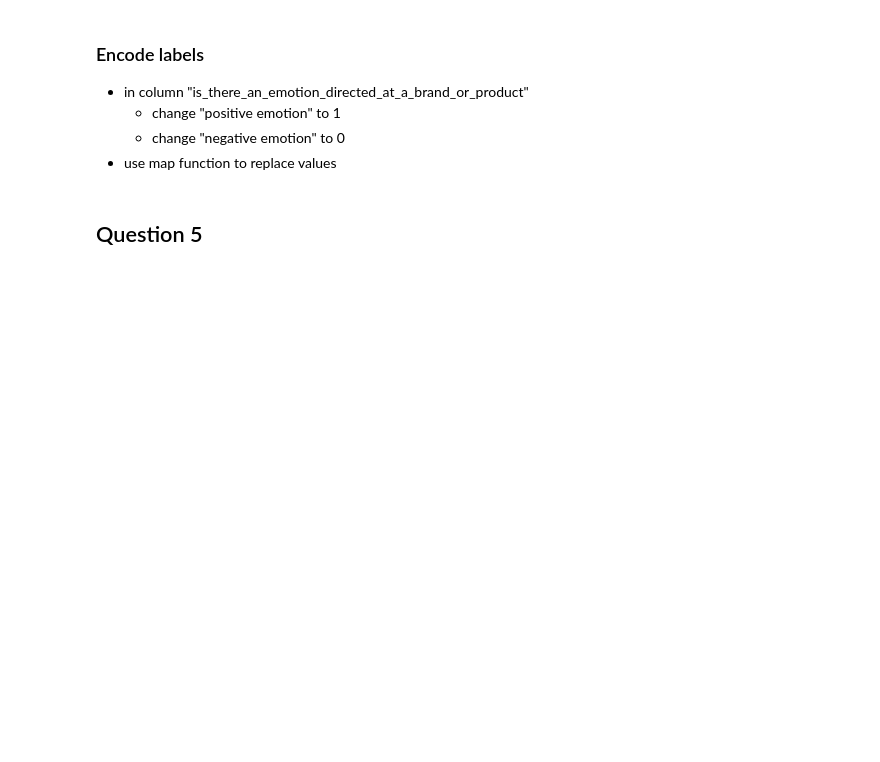
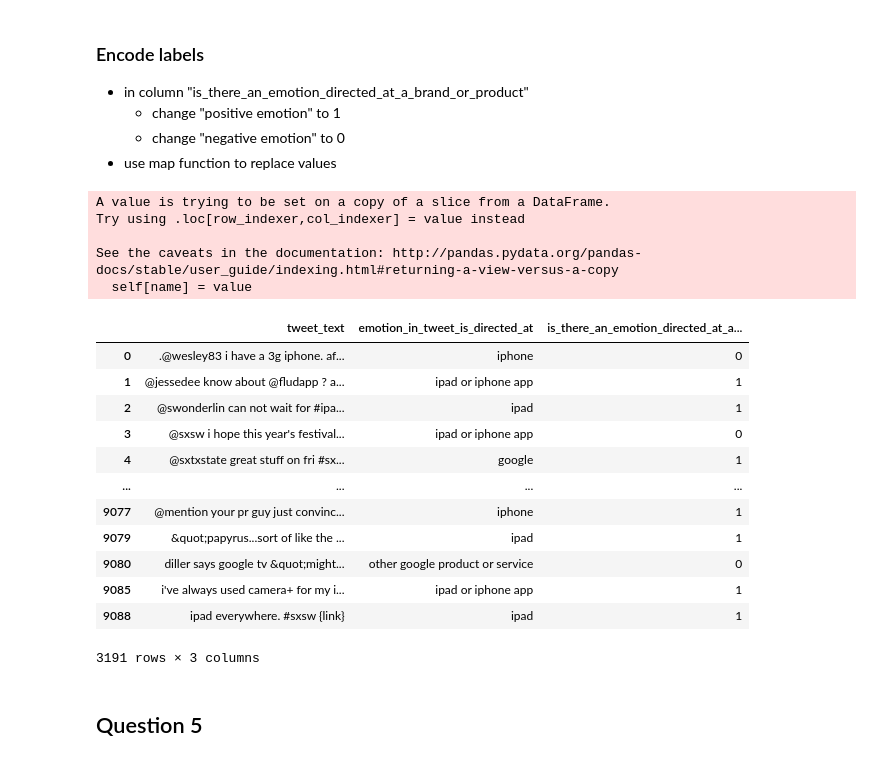
Before and after one commit to GreatLearningAIML1/delhi-may19-batch-subho029, a Jupyter notebook: R8_Lab_Questions_Delhi.ipynb, the cells around one changed output. Saved outputs shown, nothing was run; the diff lists cells and outputs as text; code cells hidden in the pictures; blank space fills up the shorter version.

```diff
--- a/R8_Lab_Questions_Delhi.ipynb
+++ b/R8_Lab_Questions_Delhi.ipynb
@@ -709,3 +727,5 @@ print dataframe
 - in column "is_there_an_emotion_directed_at_a_brand_or_product"
     - select only those rows where value equal to "positive emotion" or "negative emotion"
 - find the value counts of "positive emotion" and "negative emotion"
+# %%
+data=data.loc[data['is_there_an_emotion_directed_at_a_brand_or_product'].isin(['negative emotion', 'positive emotion'])]
@@ -717,6 +743,32 @@ print dataframe
     - change "positive emotion" to 1
     - change "negative emotion" to 0
 - use map function to replace values
+# %%
+new_values = {'positive emotion': 1, 'negative emotion': 0}
+# %%
+data.is_there_an_emotion_directed_at_a_brand_or_product = data.is_there_an_emotion_directed_at_a_brand_or_product.map(new_values)
+# %% [output]
+A value is trying to be set on a copy of a slice from a DataFrame.
+Try using .loc[row_indexer,col_indexer] = value instead
+
+See the caveats in the documentation: http://pandas.pydata.org/pandas-docs/stable/user_guide/indexing.html#returning-a-view-versus-a-copy
+  self[name] = value
+# %%
+data
+# %% [output]
+|  | tweet_text | emotion_in_tweet_is_directed_at | is_there_an_emotion_directed_at_a... |
+| 0 | .@wesley83 i have a 3g iphone. af... | iphone | 0 |
+| 1 | @jessedee know about @fludapp ? a... | ipad or iphone app | 1 |
+| 2 | @swonderlin can not wait for #ipa... | ipad | 1 |
+| 3 | @sxsw i hope this year's festival... | ipad or iphone app | 0 |
+| 4 | @sxtxstate great stuff on fri #sx... | google | 1 |
+| ... | ... | ... | ... |
+| 9077 | @mention your pr guy just convinc... | iphone | 1 |
+| 9079 | &quot;papyrus...sort of like the ... | ipad | 1 |
+| 9080 | diller says google tv &quot;might... | other google product or service | 0 |
+| 9085 | i've always used camera+ for my i... | ipad or iphone app | 1 |
+| 9088 | ipad everywhere. #sxsw {link} | ipad | 1 |
+3191 rows × 3 columns
 # %% [markdown]
 ## Question 5
 # %% [markdown]
```
Also changed, not shown: parts of 18 cells of this notebook.
